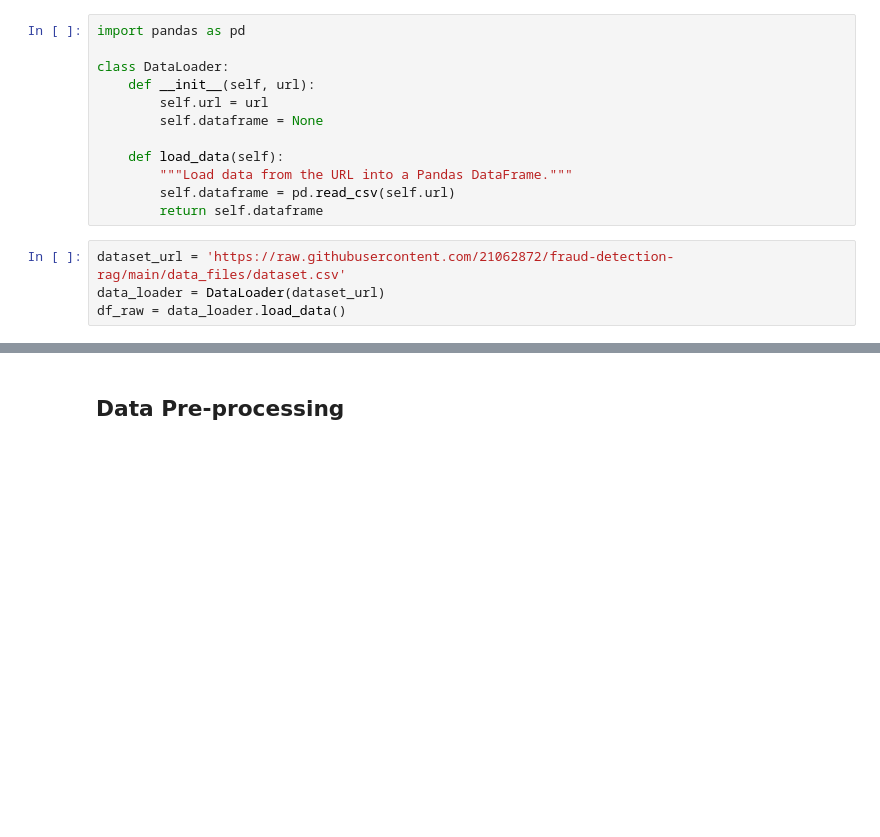
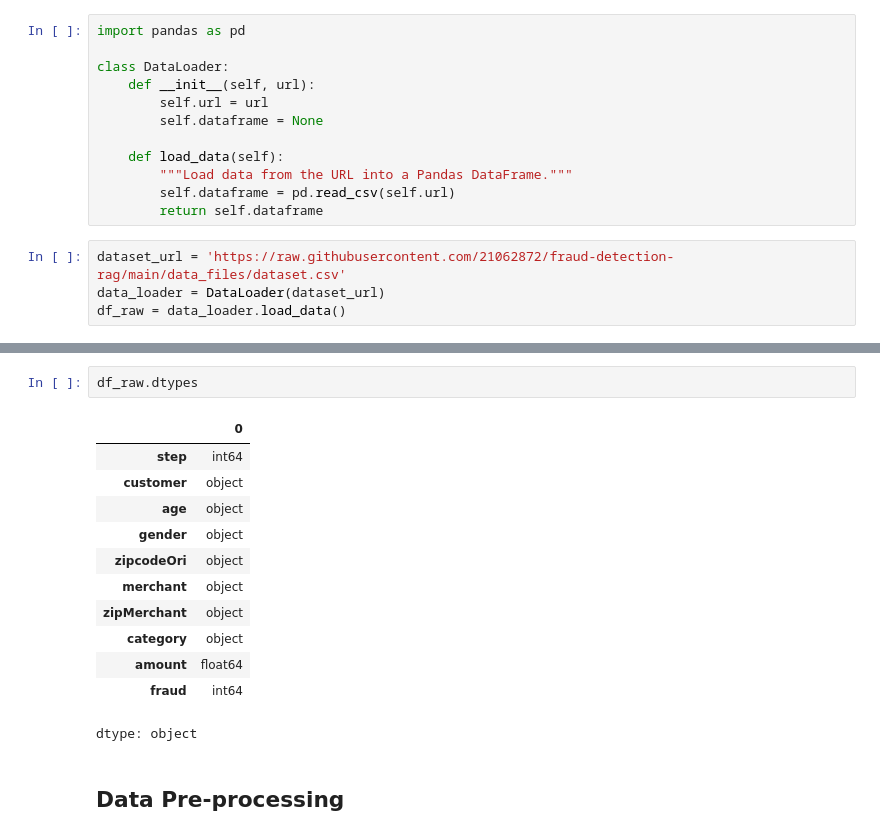
Before and after one commit to 21062872/fraud-detection-rag, a Jupyter notebook: code_files/main.ipynb, the cells around one changed output, grey strips where cells are left out. Saved outputs shown, nothing was run; the diff lists cells and outputs as text; blank space fills up the shorter version.

```diff
--- a/code_files/main.ipynb
+++ b/code_files/main.ipynb
@@ -87,6 +89,21 @@ df_raw.head(5)
 | 2 | 0 | 'C2054744914' | '4' | 'F' | '28007' | 'M1823072687' | '28007' | 'es_transportation' | 26.89 | 0 |
 | 3 | 0 | 'C1760612790' | '3' | 'M' | '28007' | 'M348934600' | '28007' | 'es_transportation' | 17.25 | 0 |
 | 4 | 0 | 'C757503768' | '5' | 'M' | '28007' | 'M348934600' | '28007' | 'es_transportation' | 35.72 | 0 |
+# %%
+df_raw.dtypes
+# %% [output]
+|  | 0 |
+| step | int64 |
+| customer | object |
+| age | object |
+| gender | object |
+| zipcodeOri | object |
+| merchant | object |
+| zipMerchant | object |
+| category | object |
+| amount | float64 |
+| fraud | int64 |
+dtype: object
 # %% [markdown]
 ## Data Pre-processing
 # %%
```
Also changed, not shown: parts of 9 cells of this notebook.
